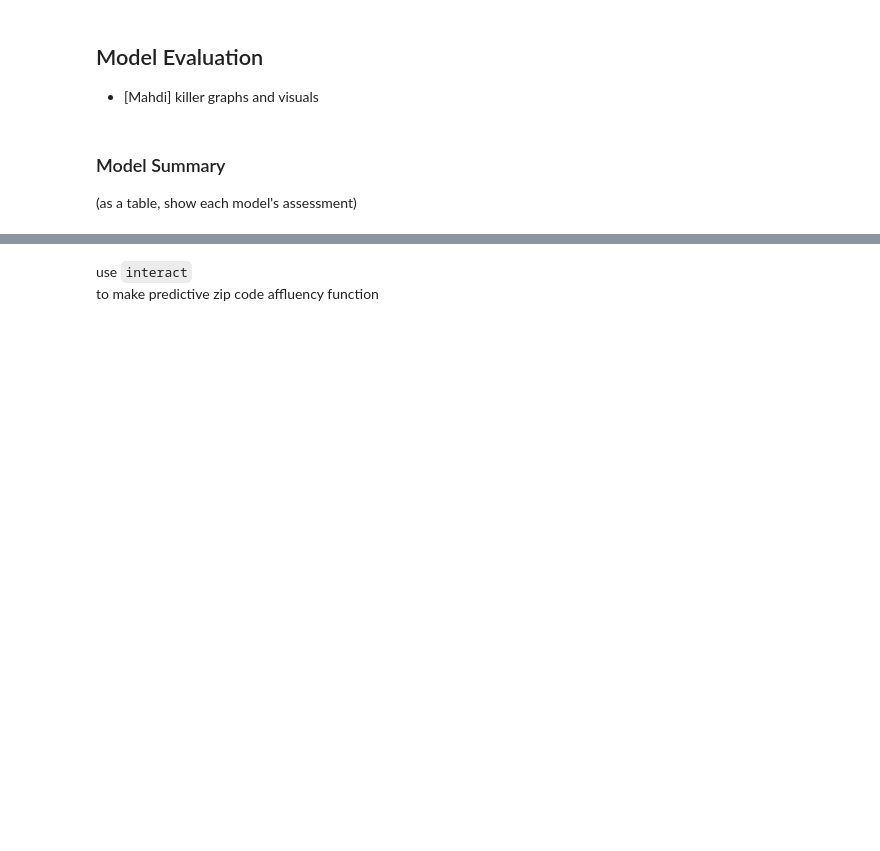
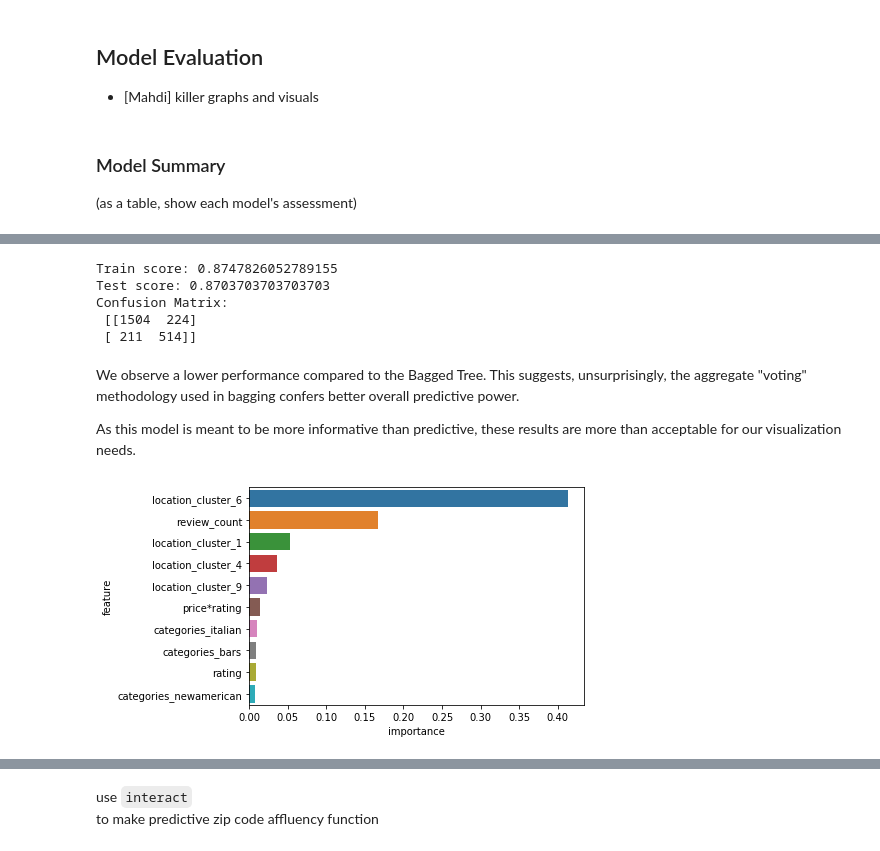
Before and after one commit to Shaddyjr/predicting_affluence_using_yelp, a Jupyter notebook: client_project_notebook.ipynb, the cells around one changed output, grey strips where cells are left out. Saved outputs shown, nothing was run; the diff lists cells and outputs as text; code cells hidden in the pictures; blank space fills up the shorter version.

```diff
--- a/client_project_notebook.ipynb
+++ b/client_project_notebook.ipynb
@@ -925,0 +915,32 @@ Precision: 0.8078175895765473
+# %%
+def get_estimators_features_dict(estimators_features, feature_importances):
+    '''
+    Returns a dictionary of the given estimators_features by feature index
+
+    params:
+        estimators_features (list): A list of column indeces representing the features used for each estimator
+        feature_importances (list): A list of relative feature_importances
+
+    return:
+        dict (hash map) of each column index as a key and a value representing it's scaled importance
+    '''
+    out = {}
+    for i in range(len(estimators_features)):
+        for index, importance in zip(estimators_features[i], feature_importances[i]):
+            if not out.get(index):
+                out[index] = []
+            out[index].append(importance)
+
+    return {k: sum(v_list)/len(v_list) for k, v_list in out.items()}
+# %%
+# Setting up inputs
+estimators_features = bag_gs.best_estimator_.estimators_features_
+feature_importances = [estimator.feature_importances_ for estimator in bag_gs.best_estimator_.estimators_]
+
+# establishing aggregated features
+agg_feature_importances = get_estimators_features_dict(estimators_features, feature_importances)
+agg_feature_importances_df = pd.DataFrame({"indeces": list(agg_feature_importances.keys()), "feature_importance": list(agg_feature_importances.values())}, index = X.columns[list(agg_feature_importances.keys())])
+
+# creating dataframe for functionality
+agg_feature_importances_df = agg_feature_importances_df.sort_values("feature_importance",ascending=False)
+agg_feature_importances_df[["feature_importance"]].head()
@@ -925,0 +966,25 @@ Precision: 0.8078175895765473
+# %%
+optimum_X = X.iloc[:,agg_feature_importances_df[agg_feature_importances_df["feature_importance"] > 0]["indeces"]]
+
+opt_gs = gridSearchHelper(
+    DecisionTreeClassifier(random_state = random_state),
+    {},
+    optimum_X, y
+)
+# %% [output]
+Train score: 0.8747826052789155
+Test score: 0.8703703703703703
+Confusion Matrix:
+ [[1504  224]
+ [ 211  514]]
+# %% [markdown]
+We observe a lower performance compared to the Bagged Tree. This suggests, unsurprisingly, the aggregate "voting" methodology used in bagging confers better overall predictive power.
+
+As this model is meant to be more informative than predictive, these results are more than acceptable for our visualization needs.
+# %%
+opt_features_df = pd.DataFrame({"importance": opt_gs.best_estimator_.feature_importances_, "feature": optimum_X.columns})
+opt_features_df = opt_features_df.sort_values("importance", ascending = False).iloc[:10]
+
+sns.barplot("importance", "feature", data = opt_features_df, orient="h");
+# %% [output]
+[figure, added]
```
Also changed, not shown: parts of 51 cells of this notebook, 5 other files.
